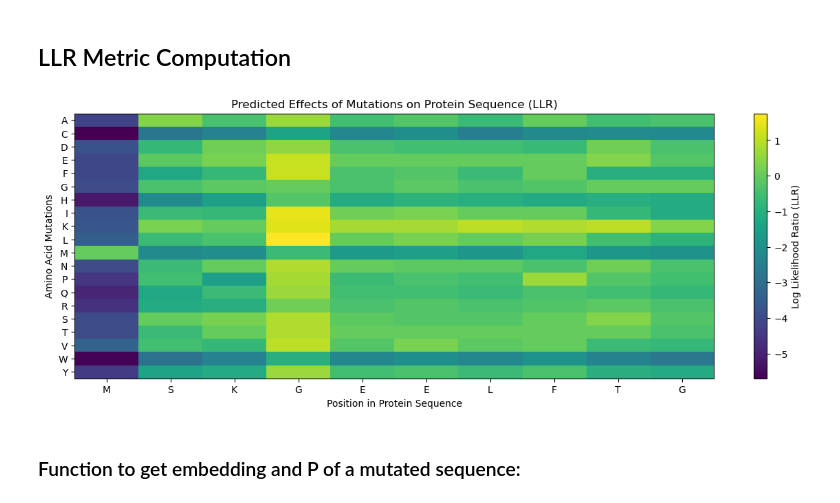
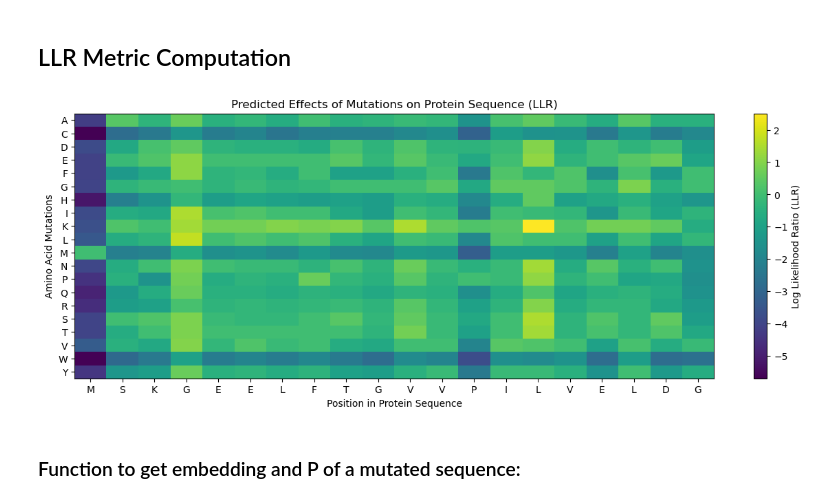
Before and after one commit to Thomasbush9/gfp_function_prediction, a Jupyter notebook: notebooks/esm.ipynb, the cells around one changed output. Drawn from its saved outputs; the diff is of its cells as text; code cells hidden in the pictures.

```diff
--- a/notebooks/esm.ipynb
+++ b/notebooks/esm.ipynb
@@ -160,9 +160,9 @@ def generate_heatmap(protein_sequence:str, start_pos:int=1, end_pos=None):
   plt.show()
   return heatmap
 # %%
-heatmap = generate_heatmap(seq, end_pos=10)
+heatmap = generate_heatmap(seq, end_pos=20)
 # %% [output]
-[figure, old version]
+[figure, new version]
 # %% [markdown]
 ### Function to get embedding and P of a mutated sequence:
 # %%
```
Also changed, not shown: parts of 11 cells of this notebook.
